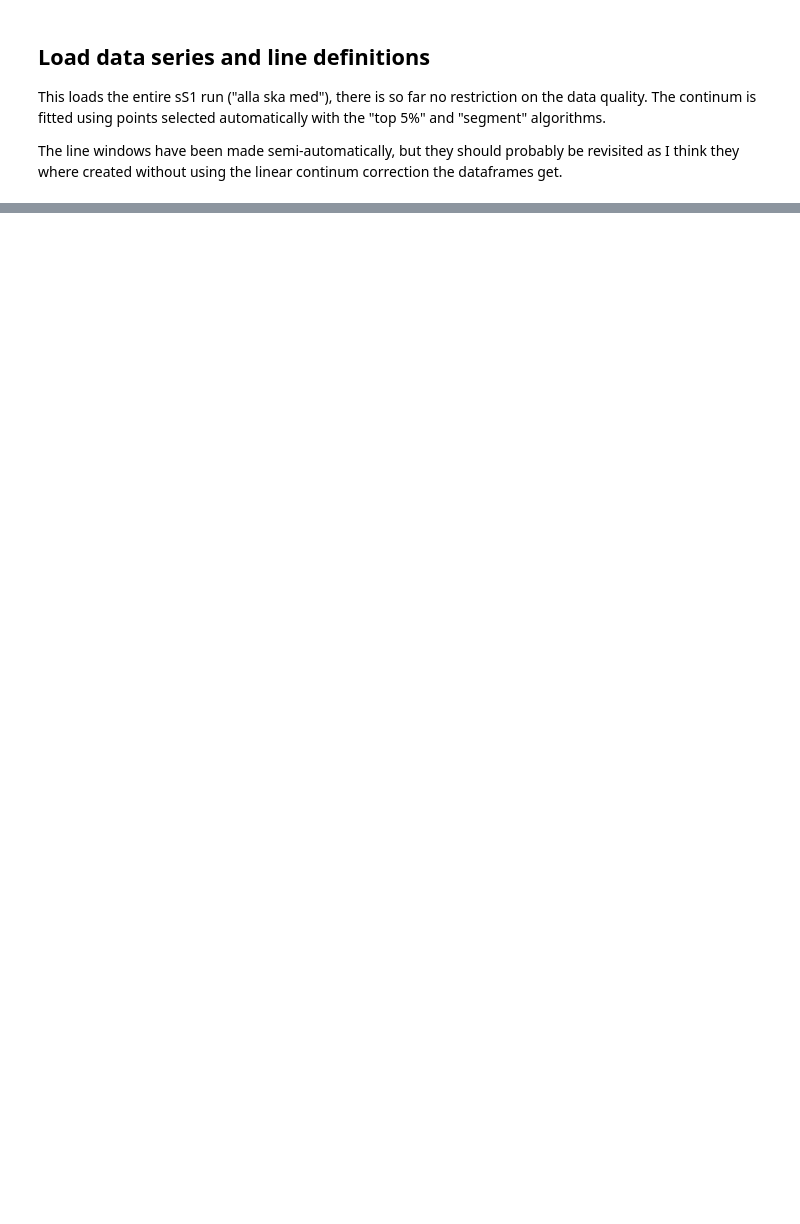
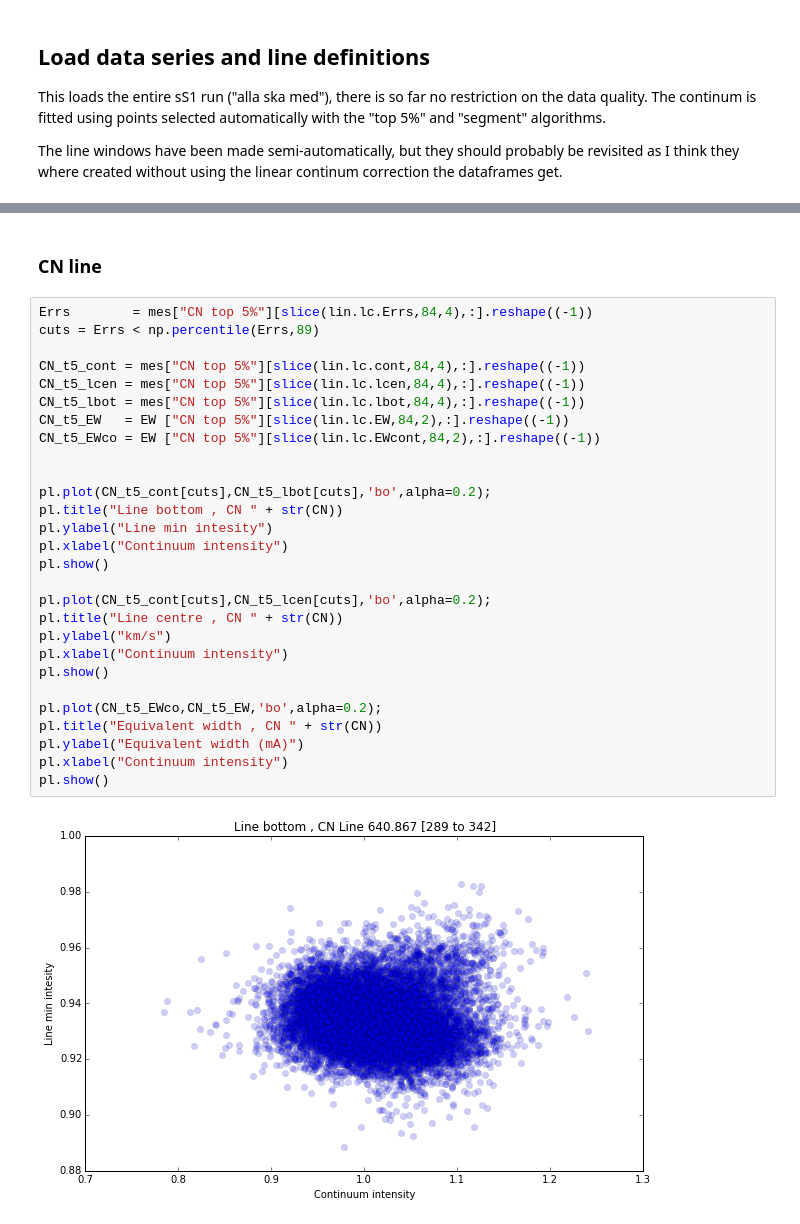
Before and after one commit to Tobychev/Danspectra, a Jupyter notebook: 6405_region.ipynb, the cells around one changed output, grey strips where cells are left out. Cells and saved outputs as stored; diff of their text form; blank space fills up the shorter version.

```diff
--- a/6405_region.ipynb
+++ b/6405_region.ipynb
@@ -77,0 +167,32 @@ pl.show()
+# %% [markdown]
+### CN line
+# %%
+Errs        = mes["CN top 5%"][slice(lin.lc.Errs,84,4),:].reshape((-1))
+cuts = Errs < np.percentile(Errs,89)
+
+CN_t5_cont = mes["CN top 5%"][slice(lin.lc.cont,84,4),:].reshape((-1))
+CN_t5_lcen = mes["CN top 5%"][slice(lin.lc.lcen,84,4),:].reshape((-1))
+CN_t5_lbot = mes["CN top 5%"][slice(lin.lc.lbot,84,4),:].reshape((-1))
+CN_t5_EW   = EW ["CN top 5%"][slice(lin.lc.EW,84,2),:].reshape((-1))
+CN_t5_EWco = EW ["CN top 5%"][slice(lin.lc.EWcont,84,2),:].reshape((-1))
+
+
+pl.plot(CN_t5_cont[cuts],CN_t5_lbot[cuts],'bo',alpha=0.2);
+pl.title("Line bottom , CN " + str(CN))
+pl.ylabel("Line min intesity")
+pl.xlabel("Continuum intensity")
+pl.show()
+
+pl.plot(CN_t5_cont[cuts],CN_t5_lcen[cuts],'bo',alpha=0.2);
+pl.title("Line centre , CN " + str(CN))
+pl.ylabel("km/s")
+pl.xlabel("Continuum intensity")
+pl.show()
+
+pl.plot(CN_t5_EWco,CN_t5_EW,'bo',alpha=0.2);
+pl.title("Equivalent width , CN " + str(CN))
+pl.ylabel("Equivalent width (mA)")
+pl.xlabel("Continuum intensity")
+pl.show()
+# %% [output]
+[figure, added]
```
Also changed, not shown: parts of 17 cells of this notebook, 1 other file.
